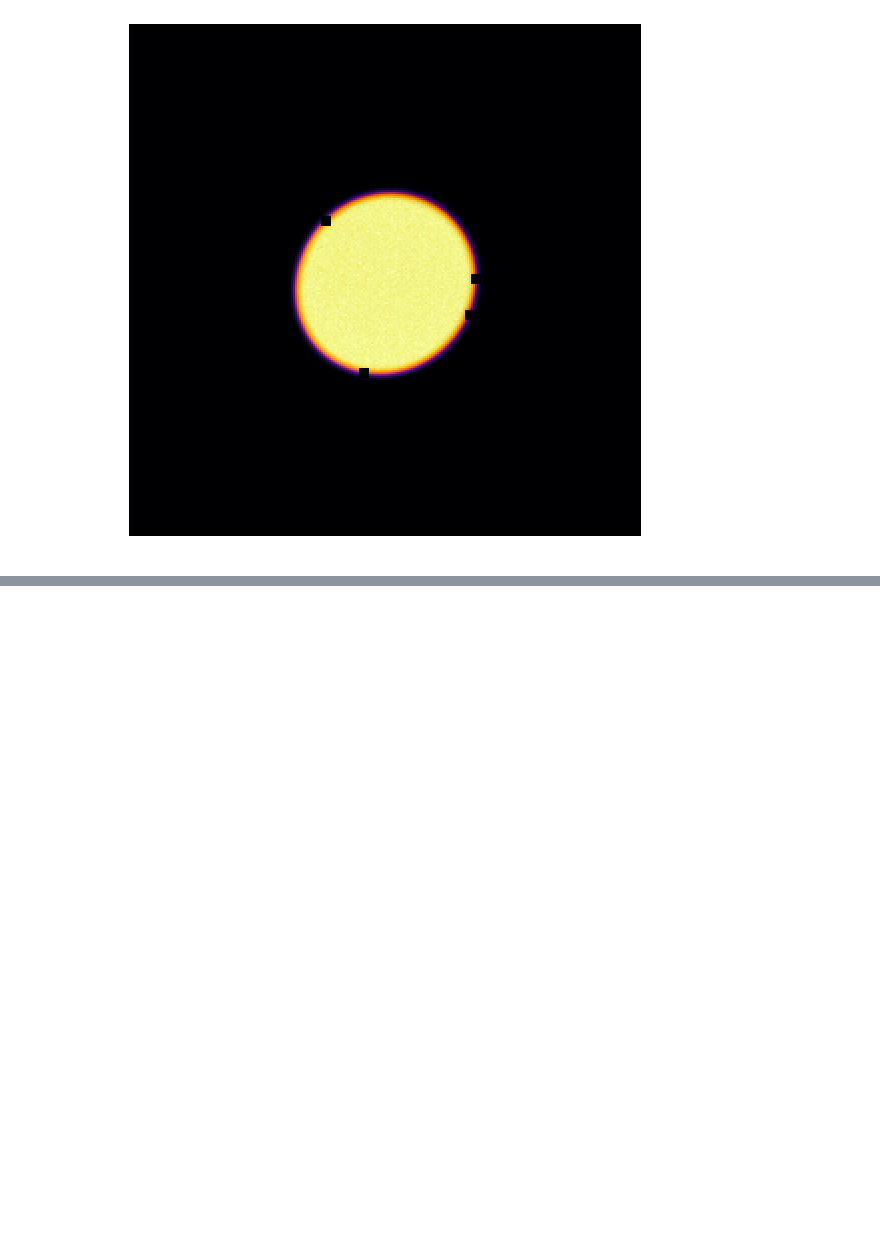
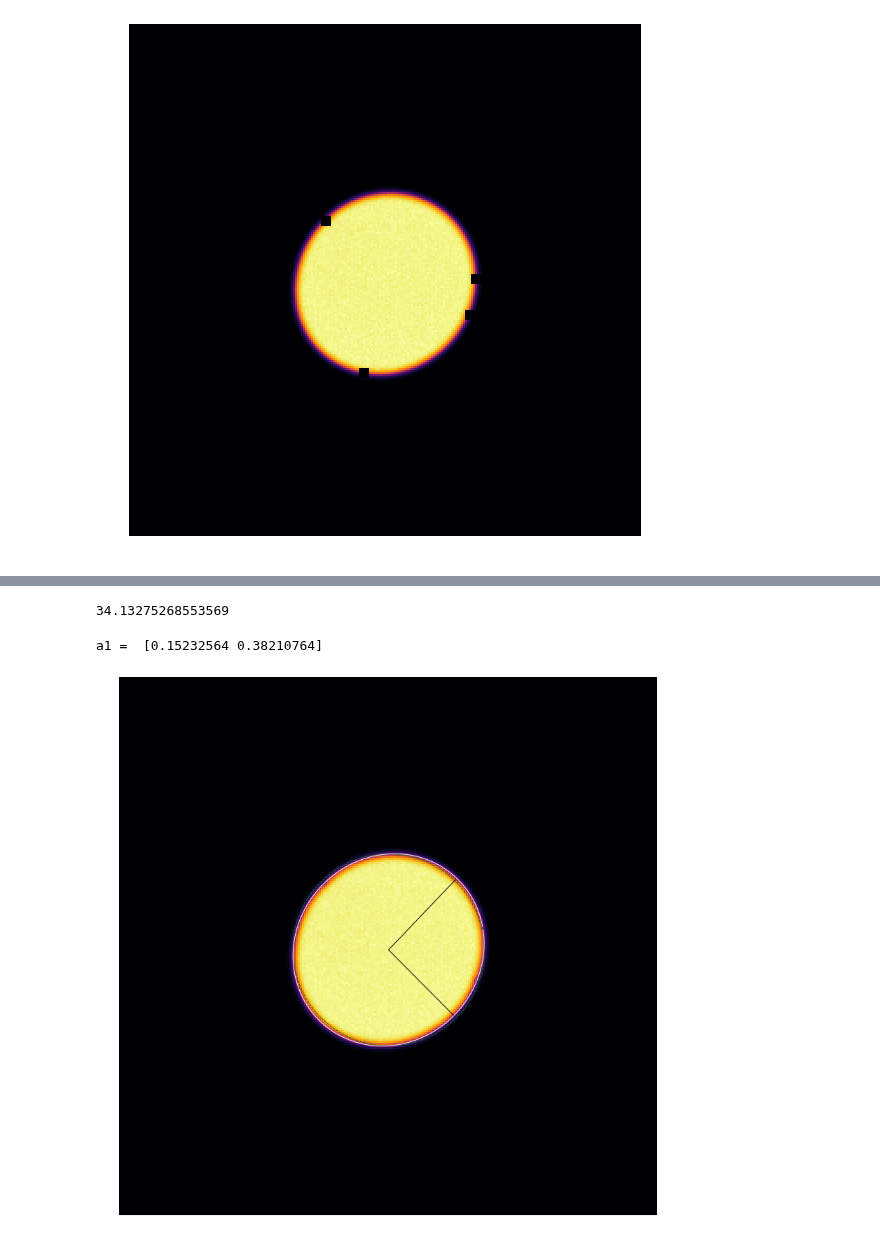
Before and after one commit to ju-bar/emilys, a Jupyter notebook: notebooks/SimulateAperture.ipynb, the cells around one changed output, grey strips where cells are left out. Cells and saved outputs as stored; diff of their text form; code cells hidden in the pictures; blank space fills up the shorter version.

```diff
--- a/notebooks/SimulateAperture.ipynb
+++ b/notebooks/SimulateAperture.ipynb
@@ -132,9 +136,9 @@ def nmcost(x):
 # This takes about 5 - 10 minutes and delivers a good result.
 #
 # setup parameters
-prmnm0 = np.array([128.,128.,12.0,0.3,0.,0.,0.,0.,0.,0.]) # initial parameters
+prmnm0 = np.array([127.,127.,12.0,0.03,0.003,0.5]) # initial parameters a1
 # setup simplex
-prmnmd = np.array([1.,1.,1.,0.1,0.1,0.1,0.1,0.1,0.1,0.1]) # initial parameter variation
+prmnmd = np.array([1.,1.,1.,0.01,0.01,0.1]) # initial parameter variation a1
 prmnms = np.array(prmnm0) # initialize simplex
 nprm = prmnm0.size
 for i in range(0,nprm):
@@ -254,0 +179,40 @@ prmtmp = prmbest
+# %%
+prmnmr[5]*180./np.pi
+# %% [output]
+34.13275268553569
+# %%
+nphi = 180
+nrad = 100
+lphi = np.arange(0, nphi) * 2. * np.pi / nphi
+lq0 = prmnmr[2] * np.array([np.cos(lphi),np.sin(lphi)]).T
+lp0 = np.dot(np.linalg.inv(sq2),lq0.T).T + prmnmr[0:2]
+lq1 = np.zeros((nphi,2),dtype=float)
+a1x = prmnmr[2]**2 * prmnmr[4] * np.cos(2. * prmnmr[5])
+a1y = prmnmr[2]**2 * prmnmr[4] * np.sin(2. * prmnmr[5])
+print('a1 = ',np.array([a1x,a1y]))
+for i in range(0,nphi):
+    rx = np.cos(lphi[i])
+    ry = np.sin(lphi[i])
+    #lq1[i] = prmnmr[2] * np.array([rx,ry]) + a1x * np.array([rx,-ry]) + a1y * np.array([ry,rx])
+    lq1[i] = np.array([rx*(prmnmr[2]+a1x) + ry*a1y, ry*(prmnmr[2]-a1x) + rx*a1y])
+lp1 = np.dot(np.linalg.inv(sq2),lq1.T).T + prmnmr[0:2]
+aa0 = prmnmr[5]
+ve0 = np.array([np.cos(aa0),np.sin(aa0)])
+ve1 = np.array([ve0[1],-ve0[0]])
+lr0 = np.zeros((nrad,2),dtype=float)
+lr1 = np.zeros((nrad,2),dtype=float)
+for i in range(0,nrad):
+    lr0[i] = 1.0 * i / nrad * ( prmnmr[2] * ve0 + a1x * ve1 + a1y * np.flip(ve0) )
+    lr1[i] = 1.0 * i / nrad * ( prmnmr[2] * ve1 - a1x * ve0 + a1y * np.flip(ve1) )
+lp2 = np.dot(np.linalg.inv(sq2),lr0.T).T + prmnmr[0:2]
+lp3 = np.dot(np.linalg.inv(sq2),lr1.T).T + prmnmr[0:2]
+
+pexpfig, pexpax = aplt.arrayplot2d(aexp1,3,'inferno');
+
+pexpax.plot(lp0.T[0],lp0.T[1],'g--',lw=1.0);
+pexpax.plot(lp1.T[0],lp1.T[1],'w-',lw=1.0);
+pexpax.plot(lp2.T[0],lp2.T[1],'k-',lw=1.0);
+pexpax.plot(lp3.T[0],lp3.T[1],'k-',lw=1.0);
+# %% [output]
+a1 =  [0.15232564 0.38210764]
+[figure, added]
```
Also changed, not shown: parts of 14 cells of this notebook.
